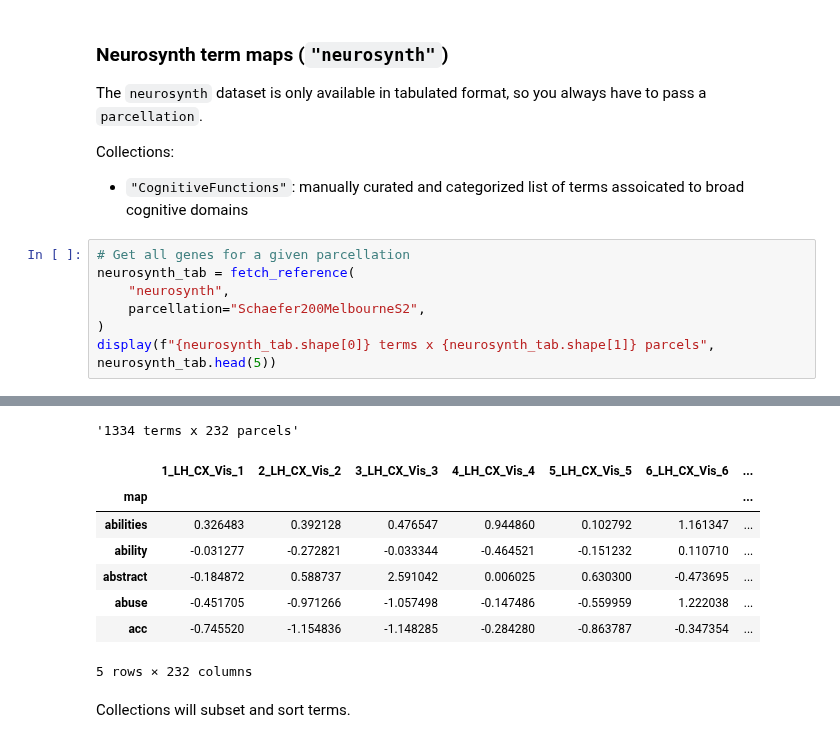
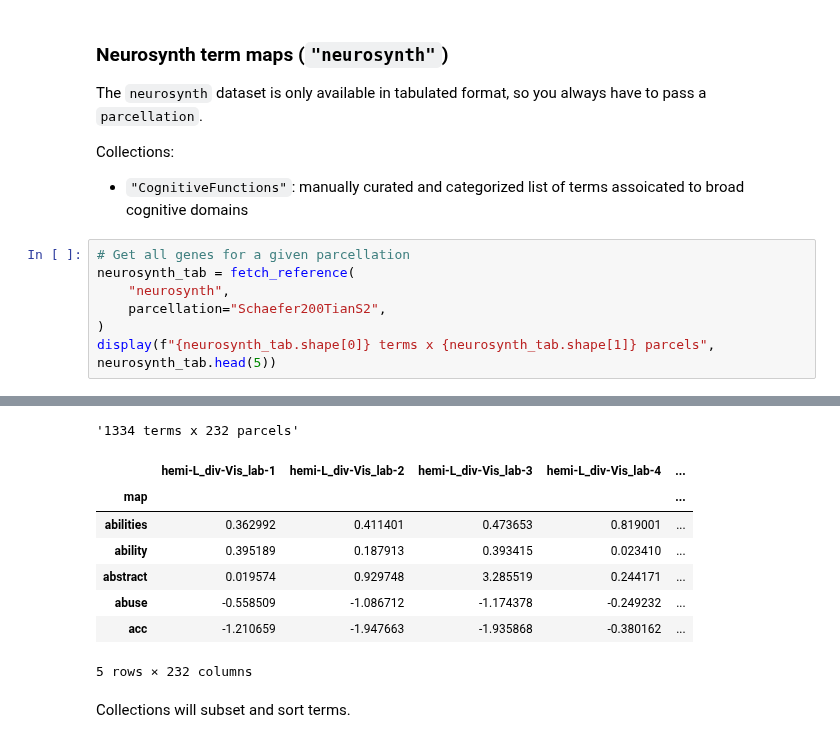
Before and after one commit to LeonDLotter/NiSpace, a Jupyter notebook: docs/nb_introduction/fetching_datasets.ipynb, the cells around one changed output, grey strips where cells are left out. Cells and saved outputs as stored; diff of their text form.

```diff
--- a/docs/nb_introduction/fetching_datasets.ipynb
+++ b/docs/nb_introduction/fetching_datasets.ipynb
@@ -343,7 +334,7 @@ Collections:
 # Get all genes for a given parcellation
 neurosynth_tab = fetch_reference(
     "neurosynth",
-    parcellation="Schaefer200MelbourneS2",
+    parcellation="Schaefer200TianS2",
 )
 display(f"{neurosynth_tab.shape[0]} terms x {neurosynth_tab.shape[1]} parcels", neurosynth_tab.head(5))
 # %% [output]
@@ -353,18 +343,18 @@ INFO | 22/05/25 09:03:45 | nispace: Standardizing parcellated data.
 The NiSpace "neurosynth" dataset is based on the Neurosynth database (https://neurosynth.org/). The dataset consists of all
 terms in the Neurosynth database as preselected by the authors (i.e., the same available via their website). For each term,
 a "MKDAChi2" meta-analysis map was generated in MNI152NLin6Asym-2mm space using the nimare package (https://nimare.readthedocs.io/).
 The resulting "z_desc-association" maps were parcellated and are available only as parcellation tables. We ask to cite:
 - Yarkoni et al., 2011 (https://doi.org/10.1038/nmeth.1635) for neurosynth
 - Salo et al., 2022 (https://doi.org/10.52294/001c.87681) for nimare
 - Wager et al., 2007 (https://doi.org/10.1093/scan/nsm015) for the MKDAChi2 algorithm
 '1334 terms x 232 parcels'
-|  | 1_LH_CX_Vis_1 | 2_LH_CX_Vis_2 | 3_LH_CX_Vis_3 | 4_LH_CX_Vis_4 | 5_LH_CX_Vis_5 | 6_LH_CX_Vis_6 | ... |
-| map |  |  |  |  |  |  | ... |
-| abilities | 0.326483 | 0.392128 | 0.476547 | 0.944860 | 0.102792 | 1.161347 | ... |
-| ability | -0.031277 | -0.272821 | -0.033344 | -0.464521 | -0.151232 | 0.110710 | ... |
-| abstract | -0.184872 | 0.588737 | 2.591042 | 0.006025 | 0.630300 | -0.473695 | ... |
-| abuse | -0.451705 | -0.971266 | -1.057498 | -0.147486 | -0.559959 | 1.222038 | ... |
-| acc | -0.745520 | -1.154836 | -1.148285 | -0.284280 | -0.863787 | -0.347354 | ... |
+|  | hemi-L_div-Vis_lab-1 | hemi-L_div-Vis_lab-2 | hemi-L_div-Vis_lab-3 | hemi-L_div-Vis_lab-4 | ... |
+| map |  |  |  |  | ... |
+| abilities | 0.362992 | 0.411401 | 0.473653 | 0.819001 | ... |
+| ability | 0.395189 | 0.187913 | 0.393415 | 0.023410 | ... |
+| abstract | 0.019574 | 0.929748 | 3.285519 | 0.244171 | ... |
+| abuse | -0.558509 | -1.086712 | -1.174378 | -0.249232 | ... |
+| acc | -1.210659 | -1.947663 | -1.935868 | -0.380162 | ... |
 5 rows × 232 columns
 # %% [markdown]
 Collections will subset and sort terms.
```
Also changed, not shown: parts of 14 cells of this notebook, 18 other files.
